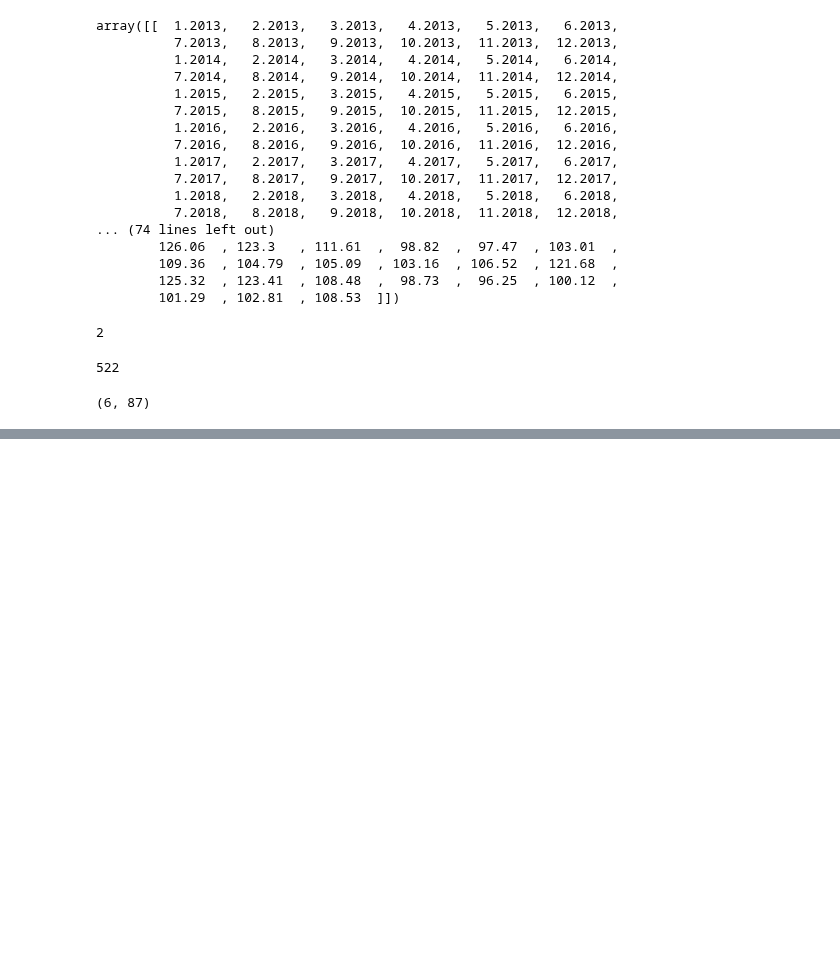
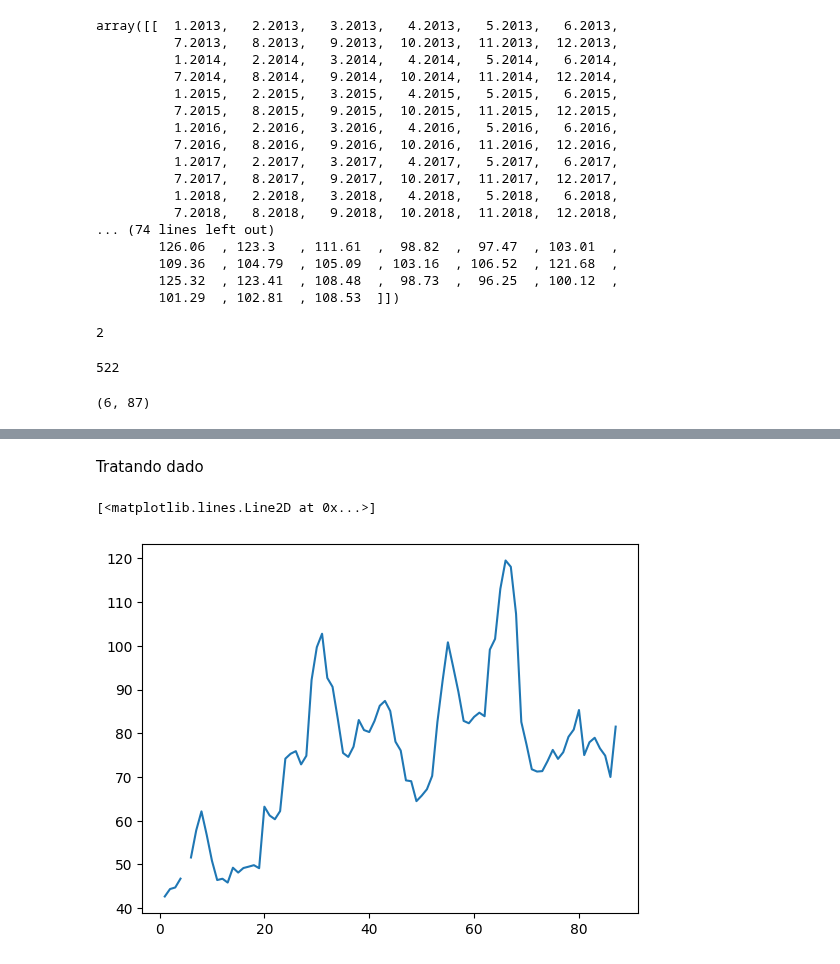
Before and after one commit to xavierbruno/colab-data-science, a Jupyter notebook: numpy.ipynb, the cells around one changed output, grey strips where cells are left out. Saved outputs shown, nothing was run; the diff lists cells and outputs as text; code cells hidden in the pictures; blank space fills up the shorter version.

```diff
--- a/numpy.ipynb
+++ b/numpy.ipynb
@@ -96,0 +175,7 @@ Tempo da operação com o array:  0.004252433776855469
+# %% [markdown]
+Tratando dado
+# %%
+plt.plot(datas,Kaliningrad)
+# %% [output]
+[<matplotlib.lines.Line2D at 0x...>]
+[figure, added]
```
Also changed, not shown: parts of 25 cells of this notebook.
